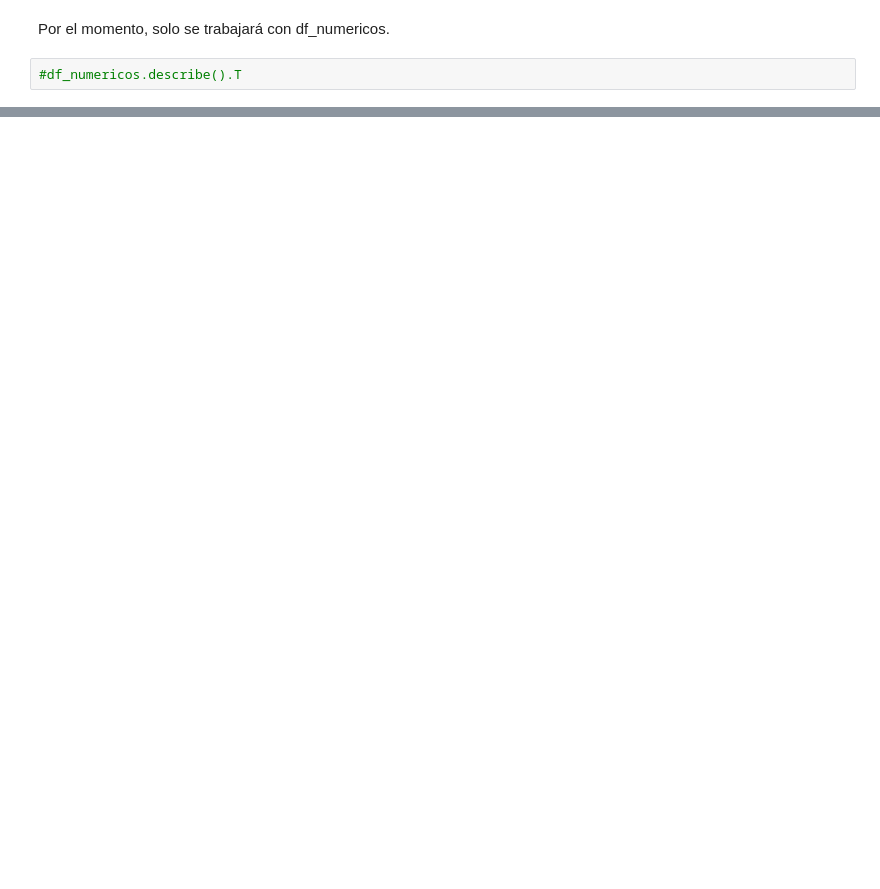
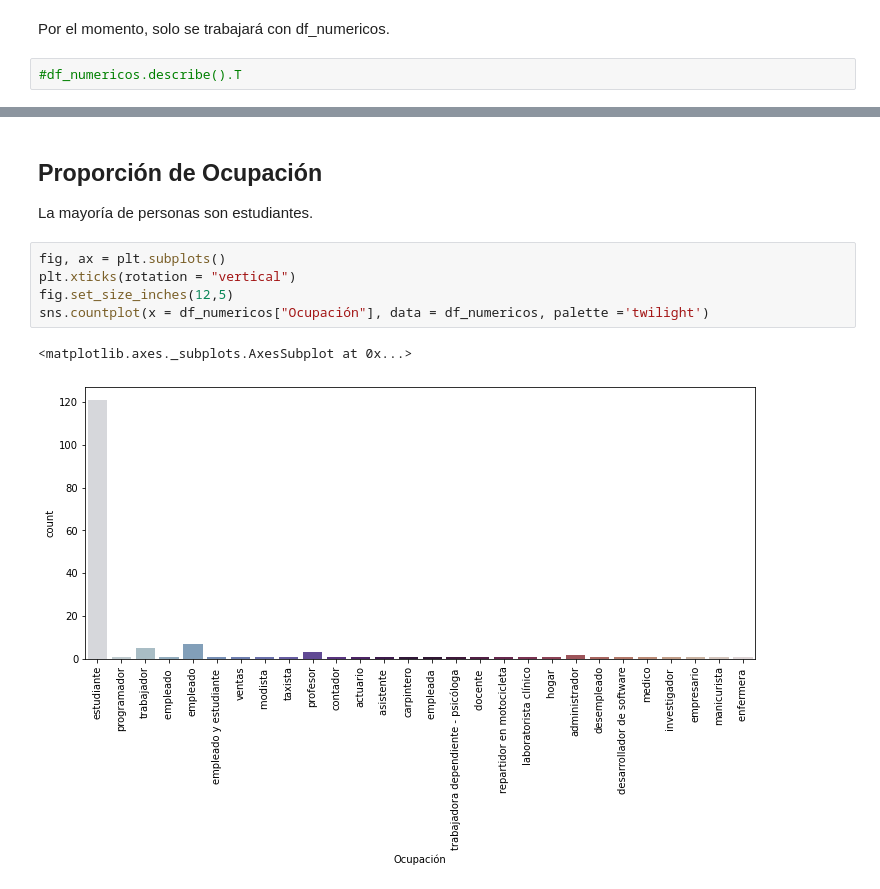
Before and after one commit to FisherPearson/Dependencia-Emocional, a Jupyter notebook: Dependencia Emocional.ipynb, the cells around one changed output, grey strips where cells are left out. Saved outputs shown, nothing was run; the diff lists cells and outputs as text; blank space fills up the shorter version.

```diff
--- a/Dependencia Emocional.ipynb
+++ b/Dependencia Emocional.ipynb
@@ -750,0 +780,12 @@ Por el momento, solo se trabajará con df_numericos.
+# %% [markdown]
+Proporción de Ocupación
+---
+La mayoría de personas son estudiantes.
+# %%
+fig, ax = plt.subplots()
+plt.xticks(rotation = "vertical")
+fig.set_size_inches(12,5)
+sns.countplot(x = df_numericos["Ocupación"], data = df_numericos, palette ='twilight')
+# %% [output]
+<matplotlib.axes._subplots.AxesSubplot at 0x...>
+[figure, added]
```
Also changed, not shown: parts of 66 cells of this notebook.
